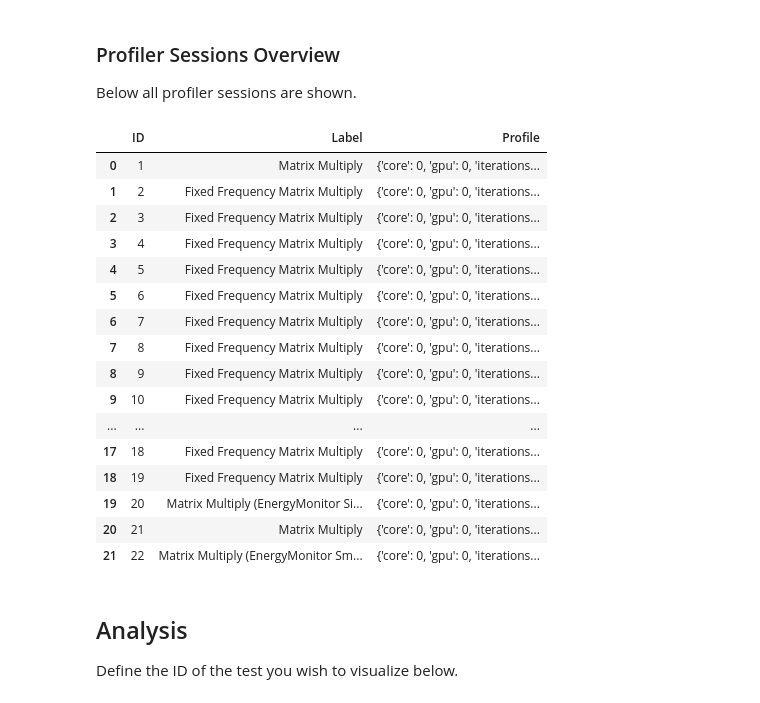
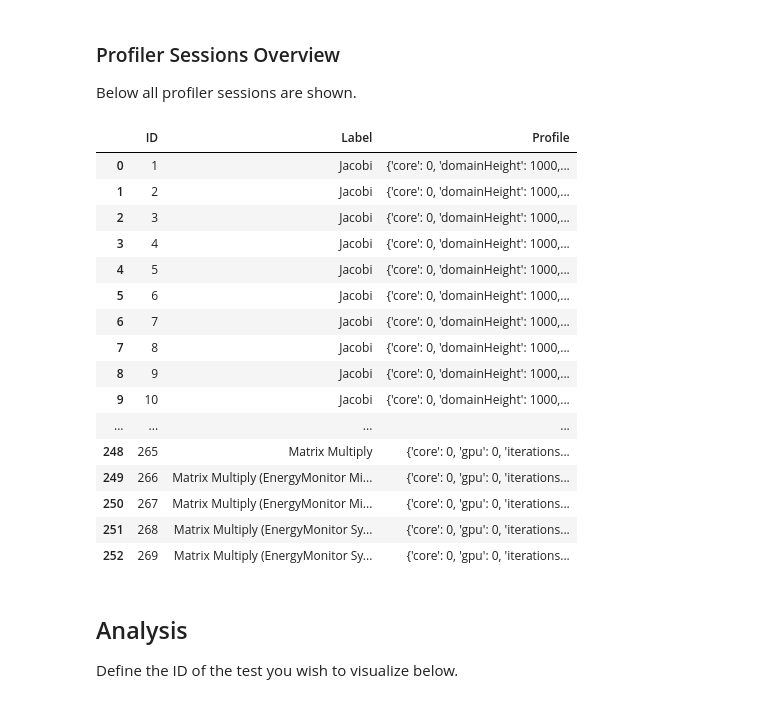
Before and after one commit to NB4444/BachelorProjectEnergyManager, a Jupyter notebook: Visualizer/Source/[Analyzer] Single Profiler Session.ipynb, the cells around one changed output. Cells and saved outputs as stored; diff of their text form; code cells hidden in the pictures.

```diff
--- a/Visualizer/Source/[Analyzer] Single Profiler Session.ipynb
+++ b/Visualizer/Source/[Analyzer] Single Profiler Session.ipynb
@@ -30,26 +30,26 @@ Below all profiler sessions are shown.
 # %%
 # Visualize the profiler session data
 overview_plot = complete_data_set.table_plot
-overview_plot.maximum_rows = 50
+overview_plot.maximum_rows = 500
 overview_plot.plot()
 # %% [output]
 |  | ID | Label | Profile |
-| 0 | 1 | Matrix Multiply | {'core': 0, 'gpu': 0, 'iterations... |
-| 1 | 2 | Fixed Frequency Matrix Multiply | {'core': 0, 'gpu': 0, 'iterations... |
-| 2 | 3 | Fixed Frequency Matrix Multiply | {'core': 0, 'gpu': 0, 'iterations... |
-| 3 | 4 | Fixed Frequency Matrix Multiply | {'core': 0, 'gpu': 0, 'iterations... |
-| 4 | 5 | Fixed Frequency Matrix Multiply | {'core': 0, 'gpu': 0, 'iterations... |
-| 5 | 6 | Fixed Frequency Matrix Multiply | {'core': 0, 'gpu': 0, 'iterations... |
-| 6 | 7 | Fixed Frequency Matrix Multiply | {'core': 0, 'gpu': 0, 'iterations... |
-| 7 | 8 | Fixed Frequency Matrix Multiply | {'core': 0, 'gpu': 0, 'iterations... |
-| 8 | 9 | Fixed Frequency Matrix Multiply | {'core': 0, 'gpu': 0, 'iterations... |
-| 9 | 10 | Fixed Frequency Matrix Multiply | {'core': 0, 'gpu': 0, 'iterations... |
+| 0 | 1 | Jacobi | {'core': 0, 'domainHeight': 1000,... |
+| 1 | 2 | Jacobi | {'core': 0, 'domainHeight': 1000,... |
+| 2 | 3 | Jacobi | {'core': 0, 'domainHeight': 1000,... |
+| 3 | 4 | Jacobi | {'core': 0, 'domainHeight': 1000,... |
+| 4 | 5 | Jacobi | {'core': 0, 'domainHeight': 1000,... |
+| 5 | 6 | Jacobi | {'core': 0, 'domainHeight': 1000,... |
+| 6 | 7 | Jacobi | {'core': 0, 'domainHeight': 1000,... |
+| 7 | 8 | Jacobi | {'core': 0, 'domainHeight': 1000,... |
+| 8 | 9 | Jacobi | {'core': 0, 'domainHeight': 1000,... |
+| 9 | 10 | Jacobi | {'core': 0, 'domainHeight': 1000,... |
 | ... | ... | ... | ... |
-| 17 | 18 | Fixed Frequency Matrix Multiply | {'core': 0, 'gpu': 0, 'iterations... |
-| 18 | 19 | Fixed Frequency Matrix Multiply | {'core': 0, 'gpu': 0, 'iterations... |
-| 19 | 20 | Matrix Multiply (EnergyMonitor Si... | {'core': 0, 'gpu': 0, 'iterations... |
-| 20 | 21 | Matrix Multiply | {'core': 0, 'gpu': 0, 'iterations... |
-| 21 | 22 | Matrix Multiply (EnergyMonitor Sm... | {'core': 0, 'gpu': 0, 'iterations... |
+| 248 | 265 | Matrix Multiply | {'core': 0, 'gpu': 0, 'iterations... |
+| 249 | 266 | Matrix Multiply (EnergyMonitor Mi... | {'core': 0, 'gpu': 0, 'iterations... |
+| 250 | 267 | Matrix Multiply (EnergyMonitor Mi... | {'core': 0, 'gpu': 0, 'iterations... |
+| 251 | 268 | Matrix Multiply (EnergyMonitor Sy... | {'core': 0, 'gpu': 0, 'iterations... |
+| 252 | 269 | Matrix Multiply (EnergyMonitor Sy... | {'core': 0, 'gpu': 0, 'iterations... |
 # %% [markdown]
 ## Analysis
 
```
Also changed, not shown: parts of 4 cells of this notebook, 5 other files.
